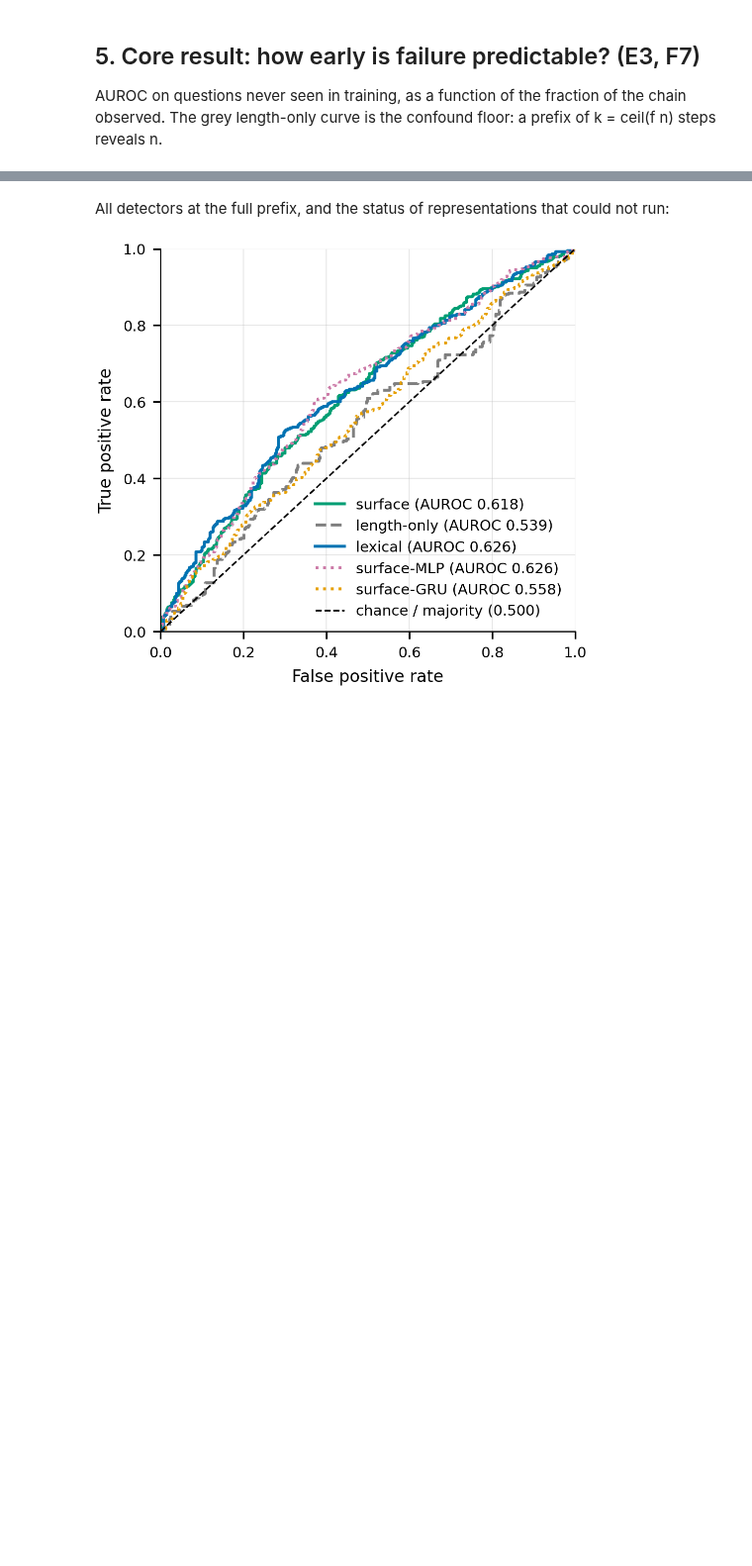
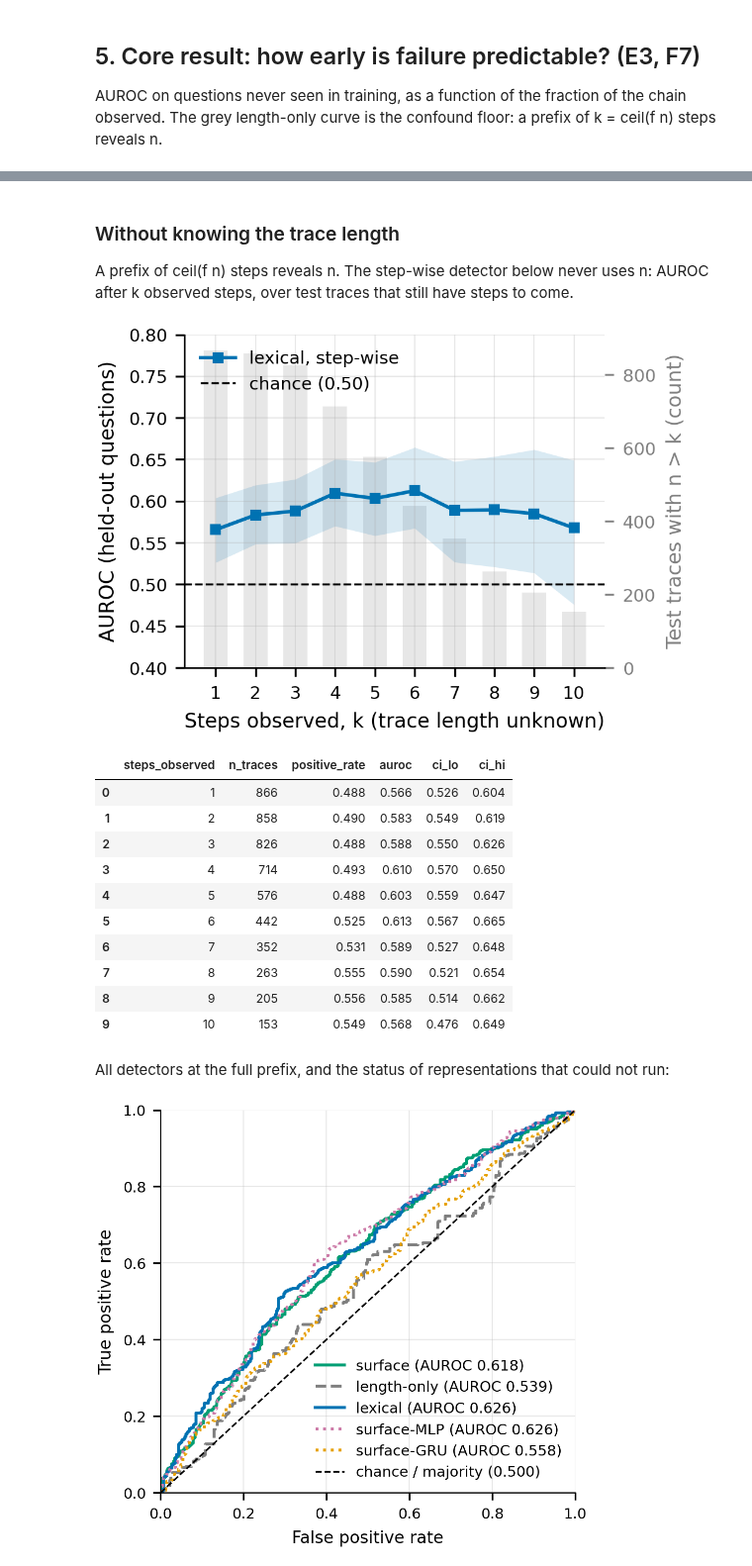
Before and after one commit to HarshDubey23/early-failure-detection-cot, a Jupyter notebook: notebooks/00_walkthrough.ipynb, the cells around one changed output, grey strips where cells are left out. Shown at 99% size. Drawn from its saved outputs; the diff is of its cells as text; code cells hidden in the pictures; blank space fills up the shorter version.

```diff
--- a/notebooks/00_walkthrough.ipynb
+++ b/notebooks/00_walkthrough.ipynb
@@ -170,3 +204,24 @@ Abstract numbers: lexical AUROC 0.588 [0.547, 0.627] at 25%, 0.626 at 100%; surf
+# %% [markdown]
+### Without knowing the trace length
+
+A prefix of ceil(f n) steps reveals n. The step-wise detector below never uses n: AUROC after k
+observed steps, over test traces that still have steps to come.
+# %%
+display(Image(str(FIGURES / "fig15_online_auroc_by_step.png"), width=600))
+pd.read_csv(TABLES / "table_online_auroc_by_step.csv").round(3)
+# %% [output]
+[figure, added]
+|  | steps_observed | n_traces | positive_rate | auroc | ci_lo | ci_hi |
+| 0 | 1 | 866 | 0.488 | 0.566 | 0.526 | 0.604 |
+| 1 | 2 | 858 | 0.490 | 0.583 | 0.549 | 0.619 |
+| 2 | 3 | 826 | 0.488 | 0.588 | 0.550 | 0.626 |
+| 3 | 4 | 714 | 0.493 | 0.610 | 0.570 | 0.650 |
+| 4 | 5 | 576 | 0.488 | 0.603 | 0.559 | 0.647 |
+| 5 | 6 | 442 | 0.525 | 0.613 | 0.567 | 0.665 |
+| 6 | 7 | 352 | 0.531 | 0.589 | 0.527 | 0.648 |
+| 7 | 8 | 263 | 0.555 | 0.590 | 0.521 | 0.654 |
+| 8 | 9 | 205 | 0.556 | 0.585 | 0.514 | 0.662 |
+| 9 | 10 | 153 | 0.549 | 0.568 | 0.476 | 0.649 |
 # %% [markdown]
 All detectors at the full prefix, and the status of representations that could not run:
 # %%
```
Also changed, not shown: parts of 5 cells of this notebook, 4 other files.
